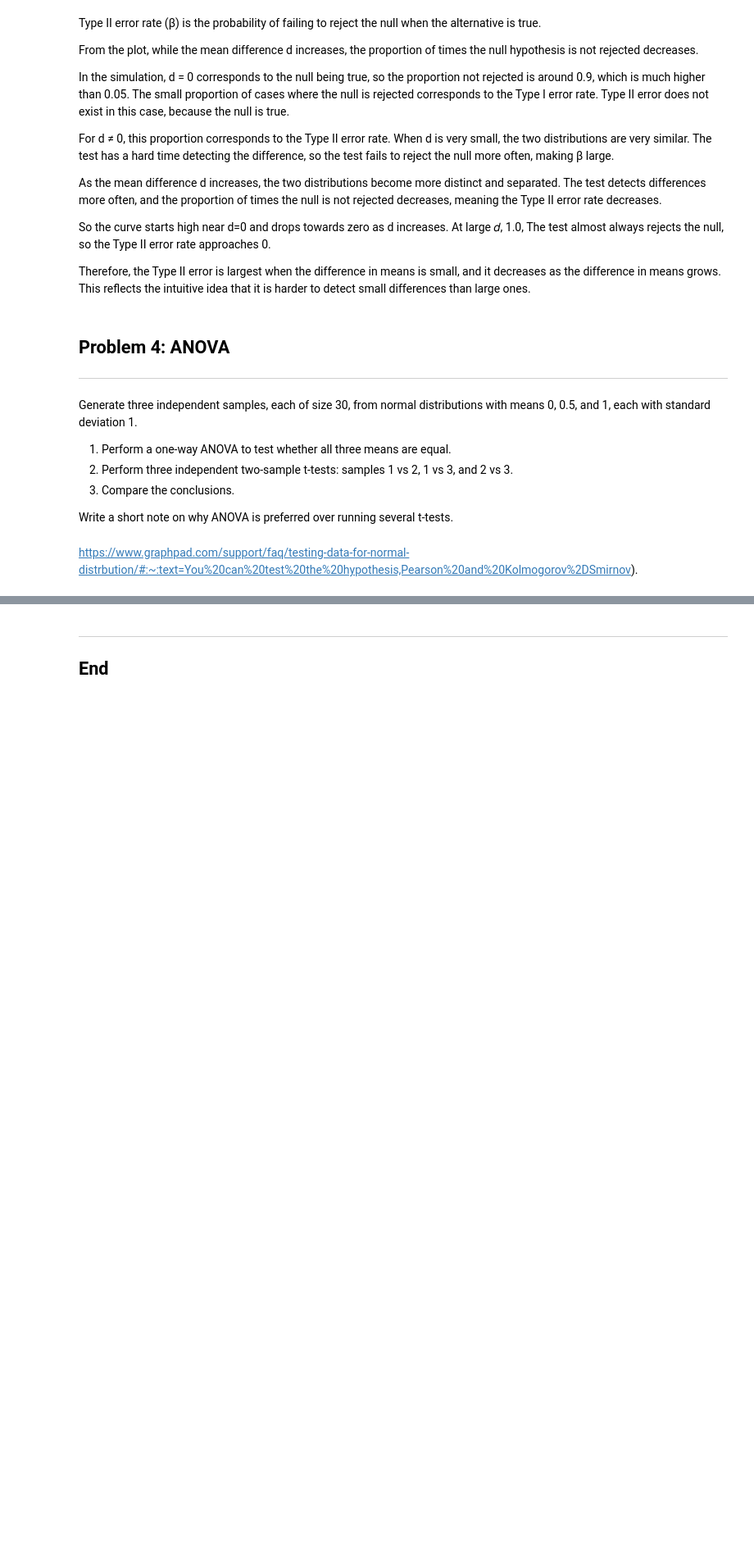
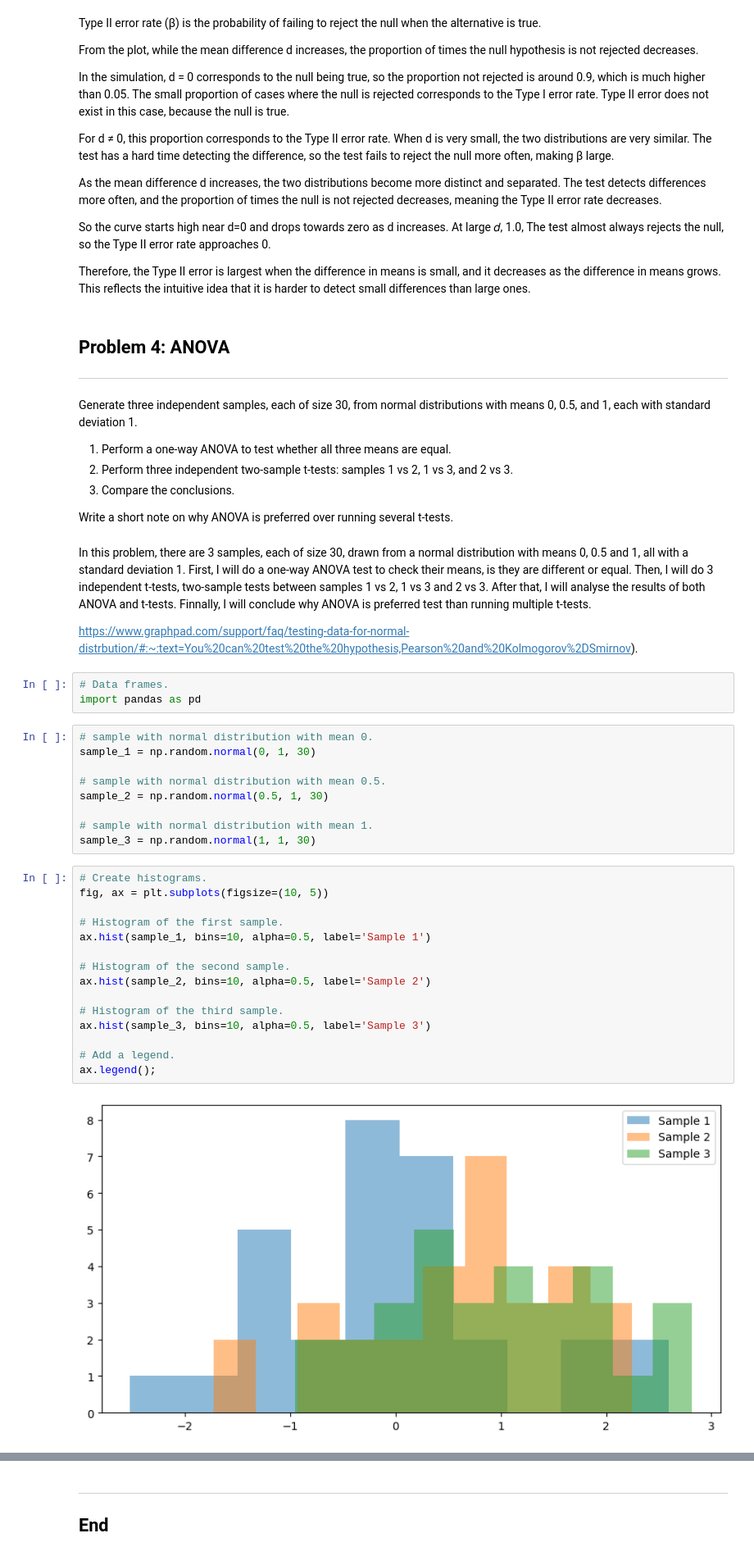
Before and after one commit to FatimaBOliveira/applied-statistics-assessment, a Jupyter notebook: problems.ipynb, the cells around one changed output, grey strips where cells are left out. Shown: that part at 82% size. Saved outputs shown, nothing was run; the diff lists cells and outputs as text; blank space fills up the shorter version.

Commit message:
Problem 4 - started

```diff
--- a/problems.ipynb
+++ b/problems.ipynb
@@ -640,4 +640,40 @@ Generate three independent samples, each of size 30, from normal distributions w
 
 Write a short note on why ANOVA is preferred over running several t-tests.
 # %% [markdown]
+In this problem, there are 3 samples, each of size 30, drawn from a normal distribution with means 0, 0.5 and 1, all with a standard deviation 1.
+First, I will do a one-way ANOVA test to check their means, is they are different or equal.
+Then, I will do 3 independent t-tests, two-sample tests between samples 1 vs 2, 1 vs 3 and 2 vs 3.
+After that, I will analyse the results of both ANOVA and t-tests.
+Finnally, I will conclude why ANOVA is preferred test than running multiple t-tests.
+
+
 https://www.graphpad.com/support/faq/testing-data-for-normal-distrbution/#:~:text=You%20can%20test%20the%20hypothesis,Pearson%20and%20Kolmogorov%2DSmirnov).
+# %%
+# Data frames.
+import pandas as pd
+# %%
+# sample with normal distribution with mean 0.
+sample_1 = np.random.normal(0, 1, 30)
+
+# sample with normal distribution with mean 0.5.
+sample_2 = np.random.normal(0.5, 1, 30)
+
+# sample with normal distribution with mean 1.
+sample_3 = np.random.normal(1, 1, 30)
+# %%
+# Create histograms.
+fig, ax = plt.subplots(figsize=(10, 5))
+
+# Histogram of the first sample.
+ax.hist(sample_1, bins=10, alpha=0.5, label='Sample 1')
+
+# Histogram of the second sample.
+ax.hist(sample_2, bins=10, alpha=0.5, label='Sample 2')
+
+# Histogram of the third sample.
+ax.hist(sample_3, bins=10, alpha=0.5, label='Sample 3')
+
+# Add a legend.
+ax.legend();
+# %% [output]
+[figure, added]
```
Also changed, not shown: parts of 23 cells of this notebook.
